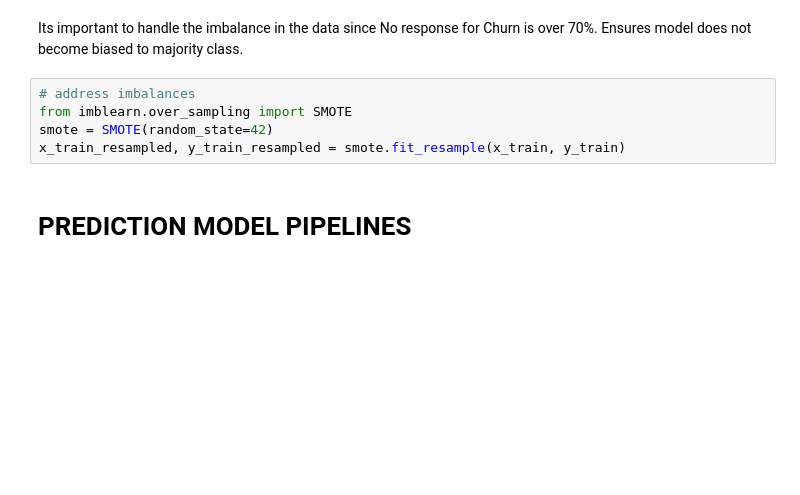
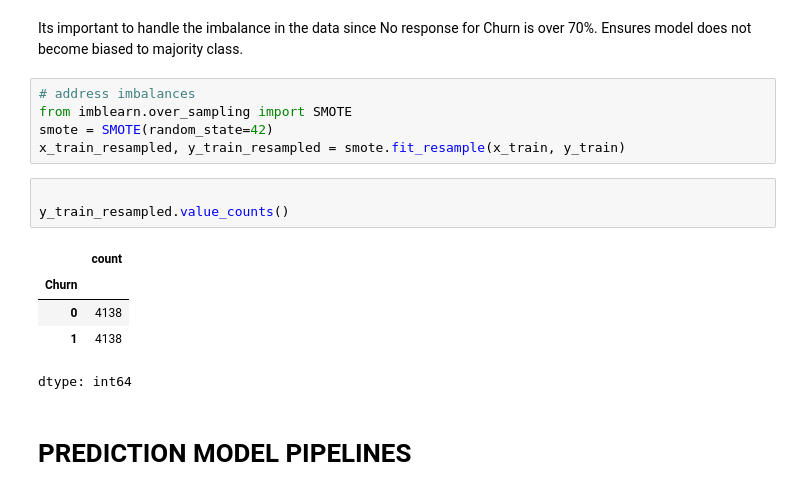
Before and after one commit to Kwasi-Dankwa/teleco-churn-project-ml, a Jupyter notebook: teleco_customer_churn.ipynb, the cells around one changed output. Drawn from its saved outputs; the diff is of its cells as text; blank space fills up the shorter version.

```diff
--- a/teleco_customer_churn.ipynb
+++ b/teleco_customer_churn.ipynb
@@ -419,6 +419,15 @@ Its important to handle the imbalance in the data since No response for Churn is
 from imblearn.over_sampling import SMOTE
 smote = SMOTE(random_state=42)
 x_train_resampled, y_train_resampled = smote.fit_resample(x_train, y_train)
+# %%
+
+y_train_resampled.value_counts()
+# %% [output]
+|  | count |
+| Churn |  |
+| 0 | 4138 |
+| 1 | 4138 |
+dtype: int64
 # %% [markdown]
 # PREDICTION MODEL PIPELINES
 # %%
```
Also changed, not shown: parts of 2 cells of this notebook.
